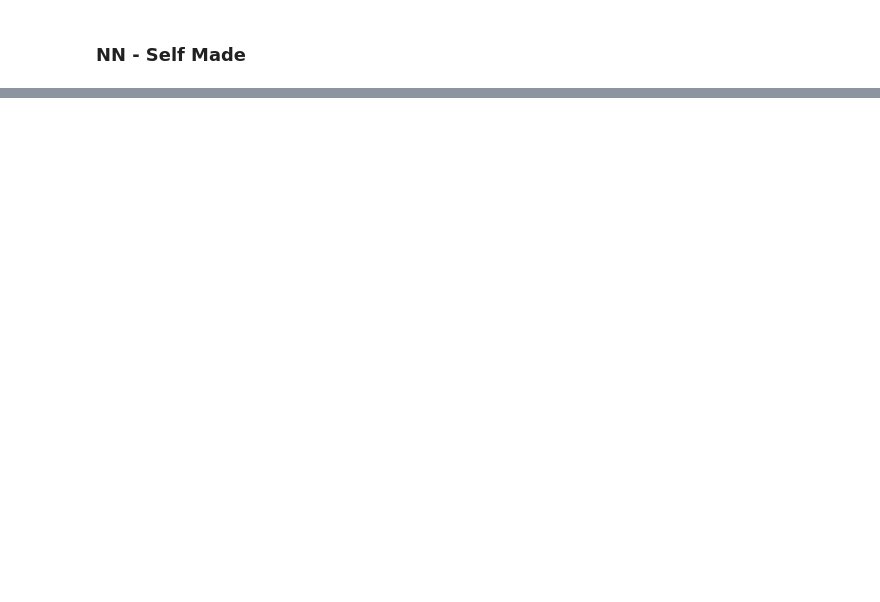
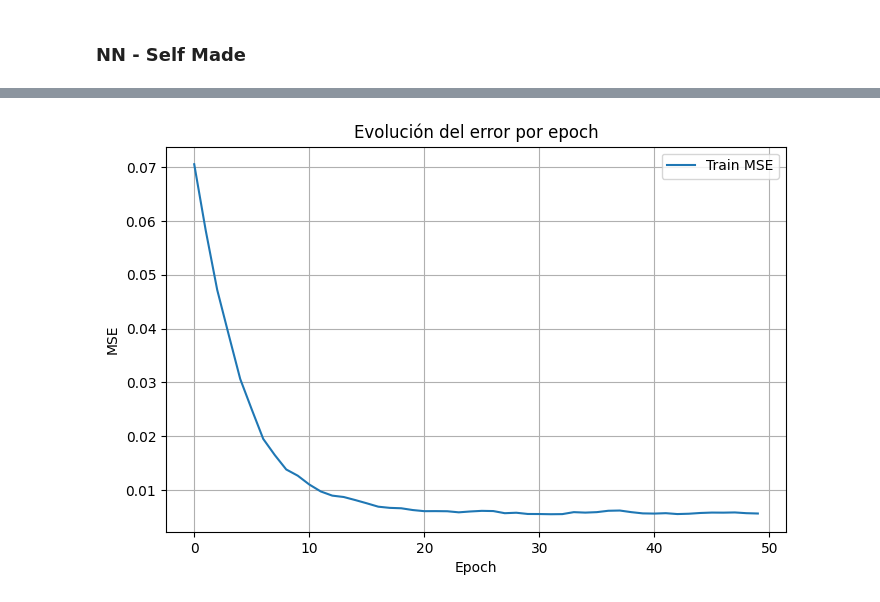
Before and after one commit to ItsTowi/Activity1_NEC, a Jupyter notebook: activity1.ipynb, the cells around one changed output, grey strips where cells are left out. Saved outputs shown, nothing was run; the diff lists cells and outputs as text; code cells hidden in the pictures; blank space fills up the shorter version.

```diff
--- a/activity1.ipynb
+++ b/activity1.ipynb
@@ -502,17 +560,12 @@ from Neuralnet import NeuralNet
 # %%
-X_train = np.array(X_train)
-y_train = np.array(y_train)
-
 net = NeuralNet(
-    layers=[133, 64, 32, 1],
-    epochs=100,
-    lr=0.1,
-    momentum=0.9,
-    function='sigmoid',
-    perc_validation=0.2,
-    batch_size=32
+    layers=[20, 64, 32, 1],
+    epochs=50,
+    lr=0.001,
+    momentum=0.5,
+    function='relu',
+    perc_validation=0,
 )
 
-net.fit(X_train, y_train)
-y_pred = net.predict(X_test)
+net.fit(X_scaled, y)
 # %% [output]
@@ -522 +583,15 @@ Epoch 3/100, Train Loss: 0.4975, Val Loss: 0.5101
 KeyboardInterrupt:
+# %%
+train_errors, val_errors = net.loss_epochs()
+plt.figure(figsize=(8,5))
+plt.plot(train_errors, label="Train MSE")
+if net.X_val.shape[0] > 0:
+    plt.plot([e for e in val_errors if e is not None], label="Validation MSE")
+plt.xlabel("Epoch")
+plt.ylabel("MSE")
+plt.title("Evolución del error por epoch")
+plt.legend()
+plt.grid(True)
+plt.show()
+# %% [output]
+[figure, added]
```
Also changed, not shown: parts of 17 cells of this notebook, 1 other file.
